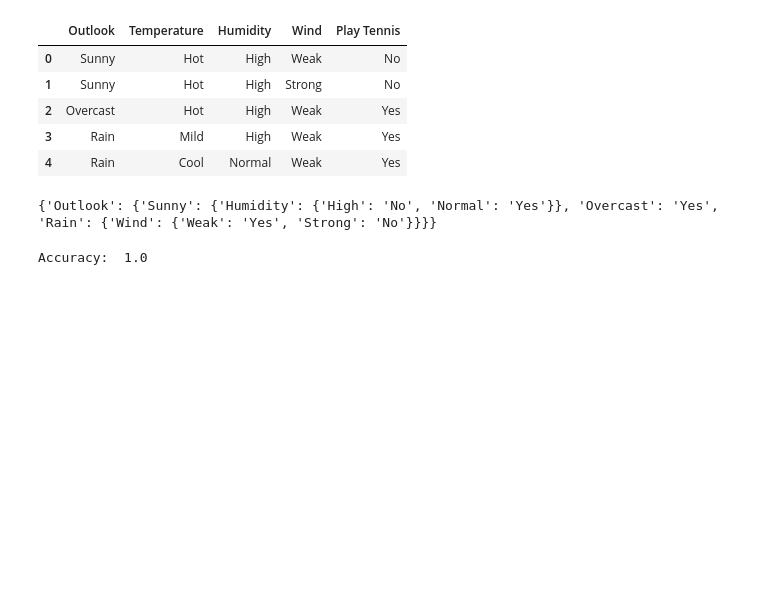
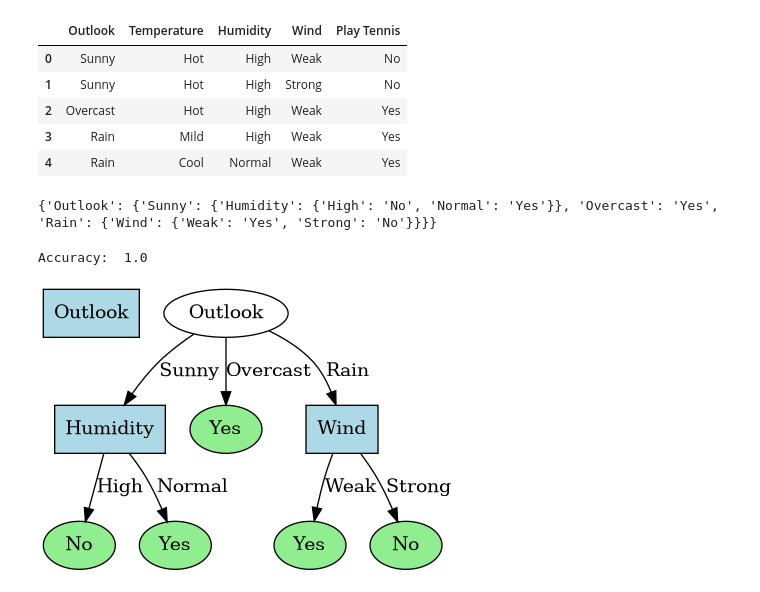
Before and after one commit to ShashankMk031/Decision-Tree-based-on-ID3-Algorithm, a Jupyter notebook: DecisionTree_ID3.ipynb, the cells around one changed output. Drawn from its saved outputs; the diff is of its cells as text; code cells hidden in the pictures; blank space fills up the shorter version.

Commit message:
Displaying the Decision Tree

```diff
--- a/DecisionTree_ID3.ipynb
+++ b/DecisionTree_ID3.ipynb
@@ -163,0 +199,5 @@ Accuracy:  1.0
+# %%
+from IPython.display import Image
+Image(dot.render('decision_tree', format='png'))
+# %% [output]
+[figure, added]
```
Also changed, not shown: parts of 1 cell of this notebook, 2 other files.
